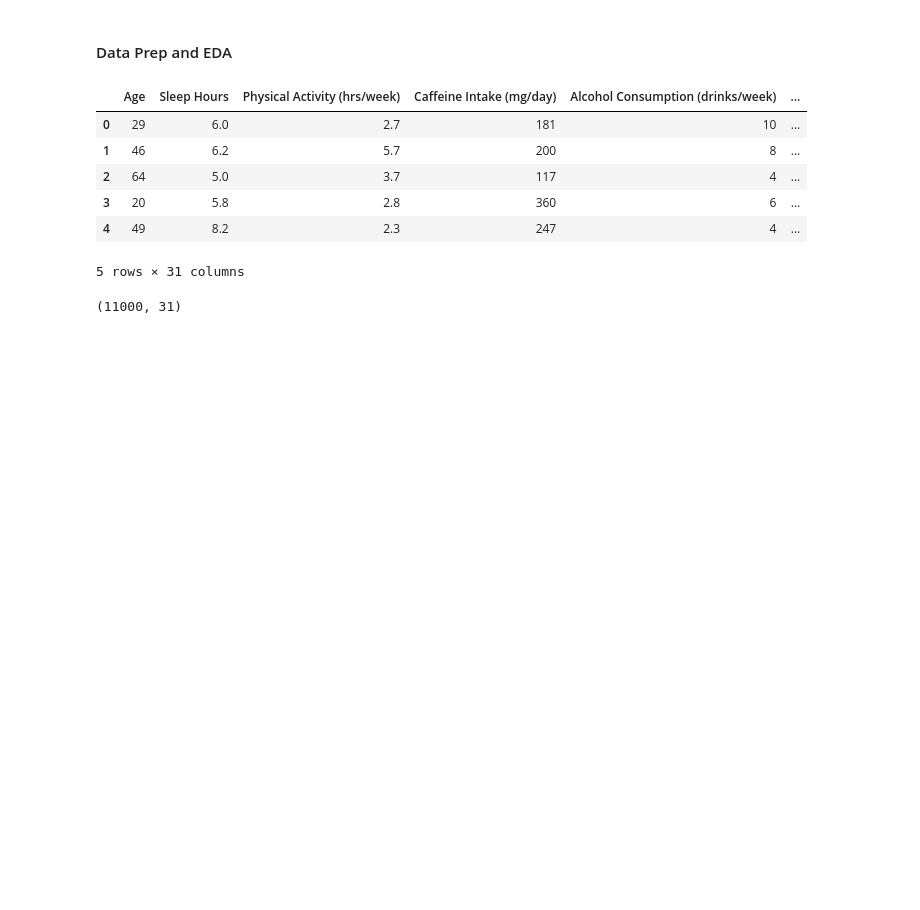
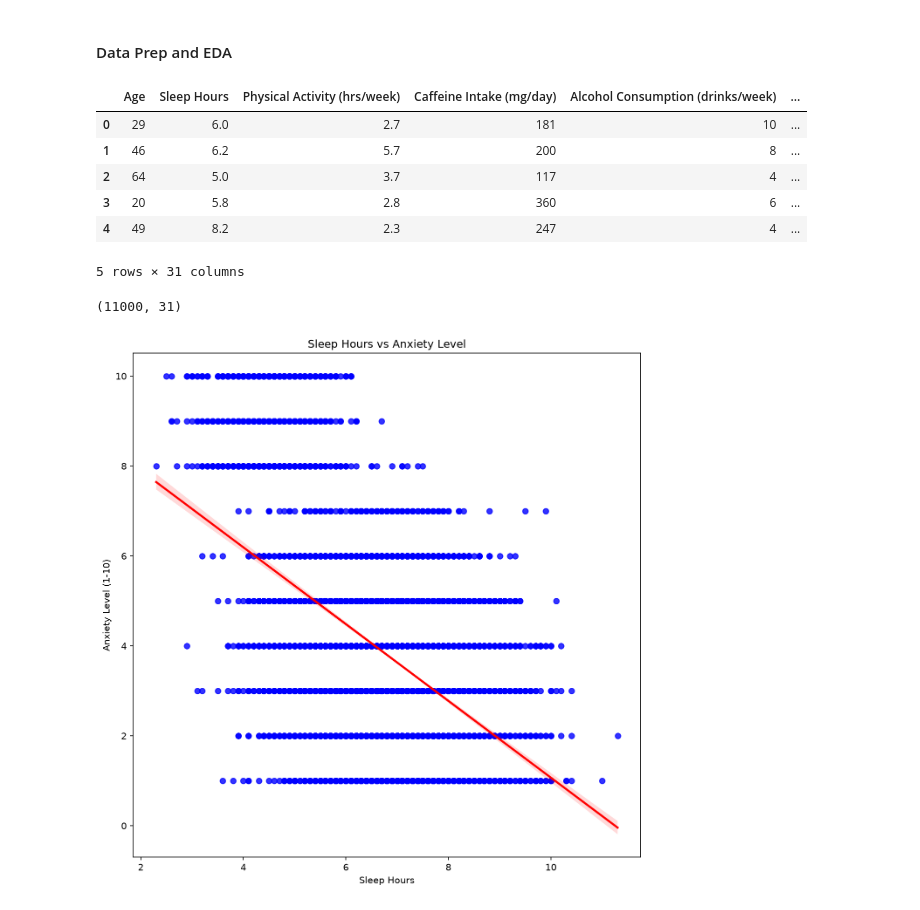
Before and after one commit to cmurray4492/PyTorch, a Jupyter notebook: Book/base_1.ipynb, the cells around one changed output. Saved outputs shown, nothing was run; the diff lists cells and outputs as text; code cells hidden in the pictures; blank space fills up the shorter version.

```diff
--- a/Book/base_1.ipynb
+++ b/Book/base_1.ipynb
@@ -97,3 +103,11 @@ anxiety_dummies.head()
 anxiety_dummies.shape
 # %% [output]
 (11000, 31)
+# %%
+plt.figure(figsize=(10,10), dpi=150)
+# Base chart
+sns.regplot(x="Sleep Hours", y="Anxiety Level (1-10)", data=anxiety_dummies, color='blue', line_kws={'color': 'red'})
+# Add title
+plt.title('Sleep Hours vs Anxiety Level')  ;
+# %% [output]
+[figure, added]
```
Also changed, not shown: parts of 3 cells of this notebook, 2 other files.
